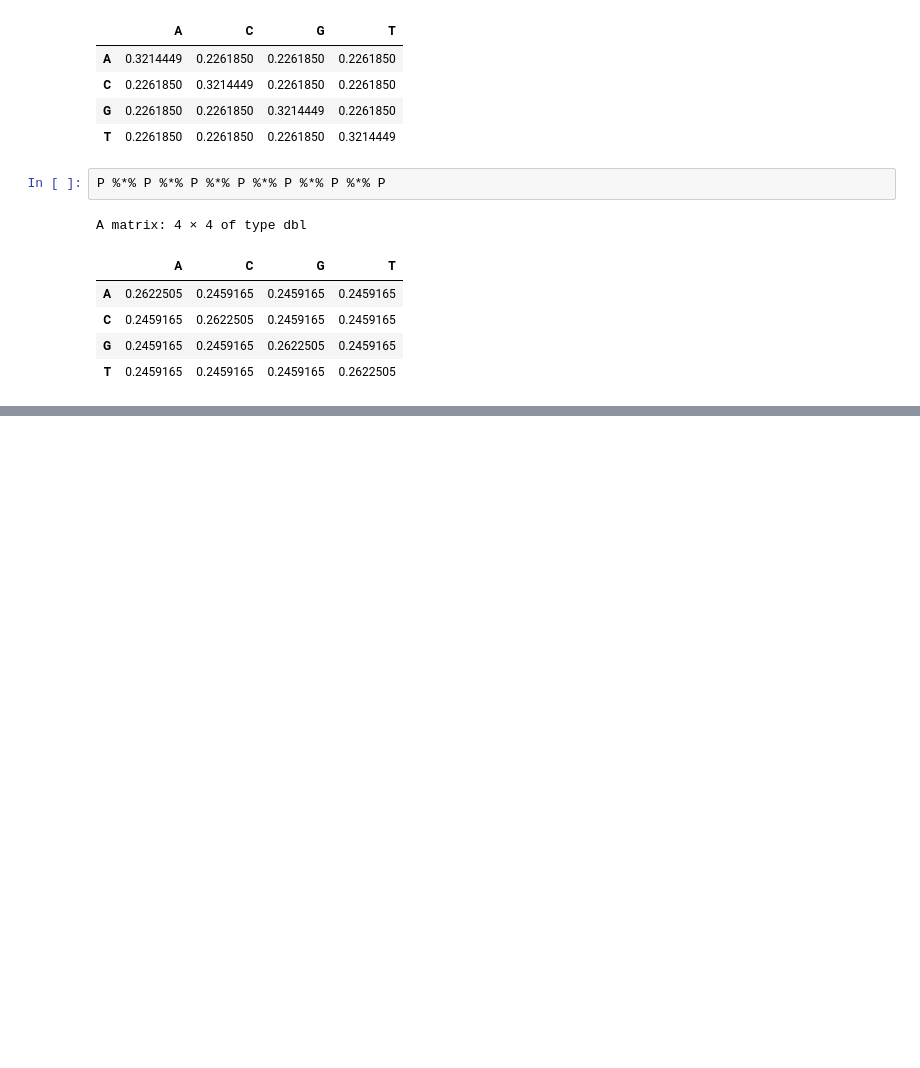
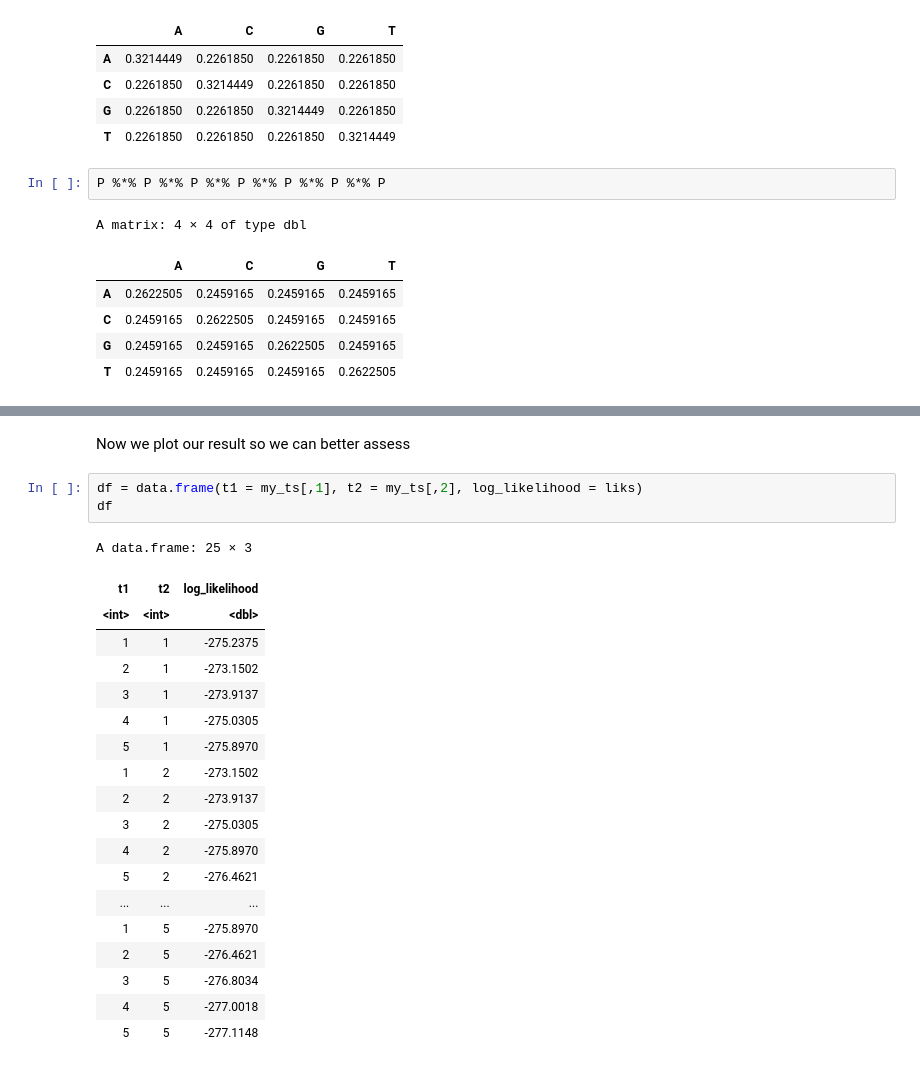
Before and after one commit to kostkalab/mol-evol_notebooks, a Jupyter notebook: lecture_mol_evol_03_15_2023.ipynb, the cells around one changed output, grey strips where cells are left out. Saved outputs shown, nothing was run; the diff lists cells and outputs as text; blank space fills up the shorter version.

```diff
--- a/lecture_mol_evol_03_15_2023.ipynb
+++ b/lecture_mol_evol_03_15_2023.ipynb
@@ -249,0 +300,25 @@ Do you know what an eigenvector is?
+# %% [markdown]
+Now we plot our result so we can better assess
+# %%
+df = data.frame(t1 = my_ts[,1], t2 = my_ts[,2], log_likelihood = liks)
+df
+# %% [output]
+A data.frame: 25 × 3
+| t1 | t2 | log_likelihood |
+| <int> | <int> | <dbl> |
+| 1 | 1 | -275.2375 |
+| 2 | 1 | -273.1502 |
+| 3 | 1 | -273.9137 |
+| 4 | 1 | -275.0305 |
+| 5 | 1 | -275.8970 |
+| 1 | 2 | -273.1502 |
+| 2 | 2 | -273.9137 |
+| 3 | 2 | -275.0305 |
+| 4 | 2 | -275.8970 |
+| 5 | 2 | -276.4621 |
+| ... | ... | ... |
+| 1 | 5 | -275.8970 |
+| 2 | 5 | -276.4621 |
+| 3 | 5 | -276.8034 |
+| 4 | 5 | -277.0018 |
+| 5 | 5 | -277.1148 |
```
Also changed, not shown: parts of 26 cells of this notebook.
